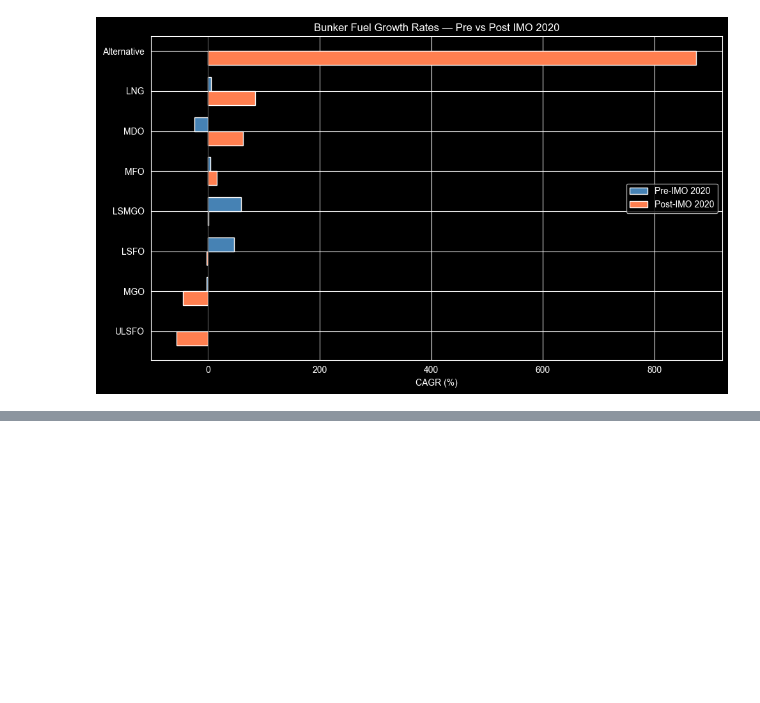
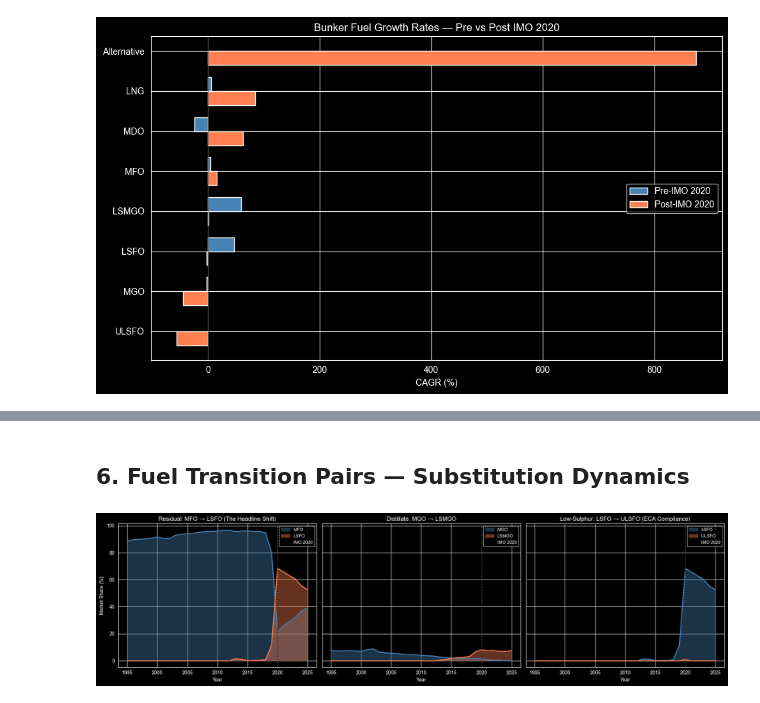
Before and after one commit to Javen420/Exports-Analysis, a Jupyter notebook: notebooks/market_overview.ipynb, the cells around one changed output, grey strips where cells are left out. Saved outputs shown, nothing was run; the diff lists cells and outputs as text; code cells hidden in the pictures; blank space fills up the shorter version.

```diff
--- a/notebooks/market_overview.ipynb
+++ b/notebooks/market_overview.ipynb
@@ -171,0 +260,31 @@ plt.show()
+# %% [markdown]
+## 6. Fuel Transition Pairs — Substitution Dynamics
+# %%
+# Fuel transition pairs — annual market share over time
+pairs = [
+    ("MFO", "LSFO", "Residual: MFO → LSFO (The Headline Shift)"),
+    ("MGO", "LSMGO", "Distillate: MGO → LSMGO"),
+    ("LSFO", "ULSFO", "Low-Sulphur: LSFO → ULSFO (ECA Compliance)"),
+]
+
+pct = annual_wide.div(annual_wide.sum(axis=1), axis=0) * 100
+
+fig, axes = plt.subplots(1, 3, figsize=(18, 5), sharey=True)
+
+for ax, (old, new, title) in zip(axes, pairs):
+    if old in pct.columns:
+        ax.fill_between(pct.index, pct[old], alpha=0.4, label=old, color="steelblue")
+        ax.plot(pct.index, pct[old], color="steelblue", linewidth=2)
+    if new in pct.columns:
+        ax.fill_between(pct.index, pct[new], alpha=0.4, label=new, color="coral")
+        ax.plot(pct.index, pct[new], color="coral", linewidth=2)
+    ax.axvline(2020, color="black", linestyle="--", linewidth=1, label="IMO 2020")
+    ax.set_title(title)
+    ax.set_xlabel("Year")
+    ax.legend(loc="best", fontsize=9)
+
+axes[0].set_ylabel("Market Share (%)")
+plt.tight_layout()
+plt.show()
+# %% [output]
+[figure, added]
```
Also changed, not shown: parts of 7 cells of this notebook, 1 other file.
